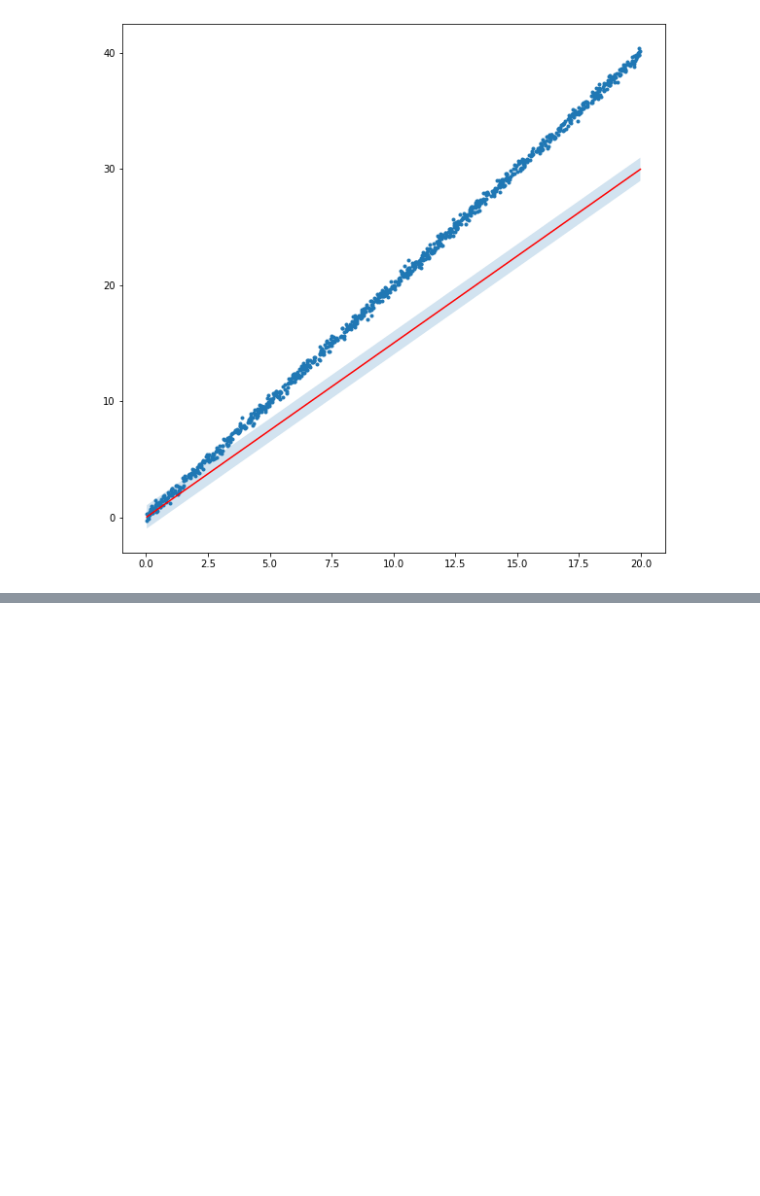
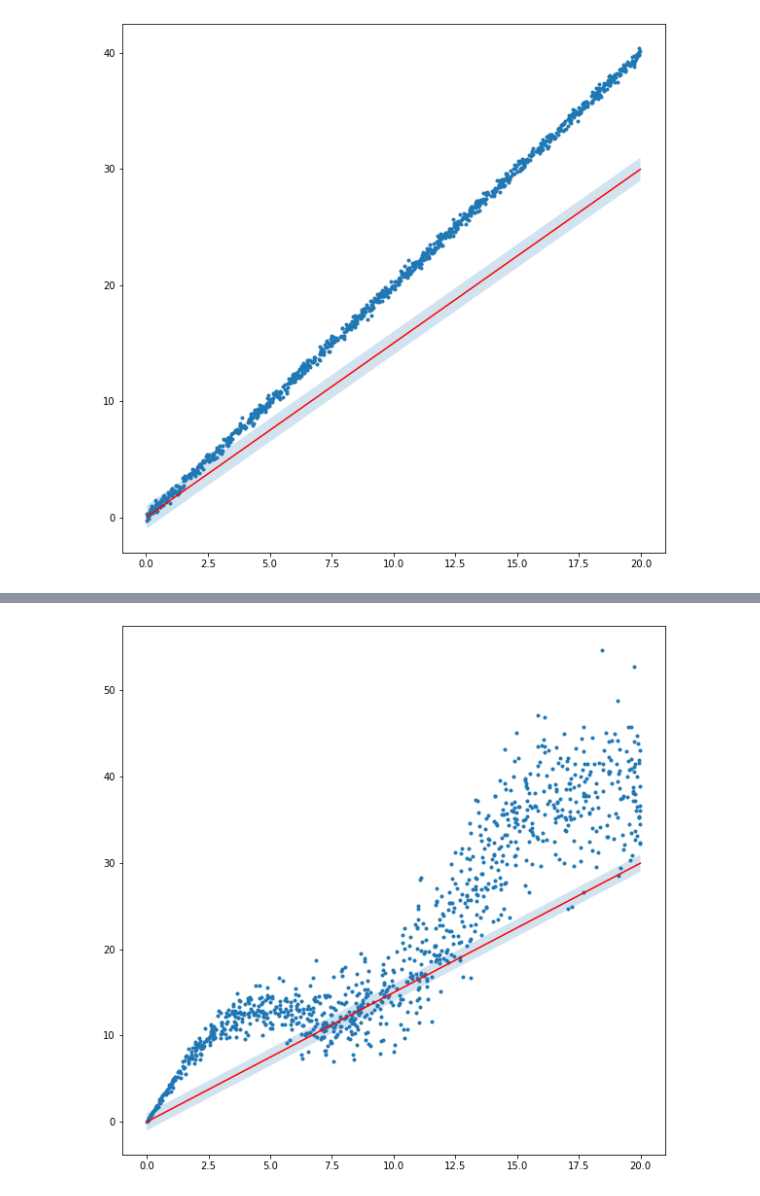
Before and after one commit to mrsalehi/csc2506-prob-learn-reason, a Jupyter notebook: Assignment-1/Q3.ipynb, the cells around one changed output, grey strips where cells are left out. Saved outputs shown, nothing was run; the diff lists cells and outputs as text; code cells hidden in the pictures; blank space fills up the shorter version.

```diff
--- a/Assignment-1/Q3.ipynb
+++ b/Assignment-1/Q3.ipynb
@@ -329,10 +356,13 @@ beta_learned_f3 = train_lin_reg(target_f3, lr=1e-5, iters= 10000, beta_init=beta
 # %%
+X, y = sample_batch(target_f3, 1000)
 y_hat = (X.T @ jnp.array([beta_learned_f3])).ravel()
 X_sorted, y_sorted, y_hat_sorted = sort_data(X[0], y, y_hat)
 
 plt.figure(figsize=(10, 10))
 plt.plot(X_sorted, y_sorted, '.');
 plt.plot(X_sorted, y_hat_sorted, 'r');
 uncertainty = [1.] * len(y_hat_sorted)
 plt.fill_between(X_sorted, y_hat_sorted.copy()-uncertainty,
                  y_hat_sorted.copy()+uncertainty, alpha=0.2);
+# %% [output]
+[figure, added]
```
Also changed, not shown: parts of 13 cells of this notebook.
